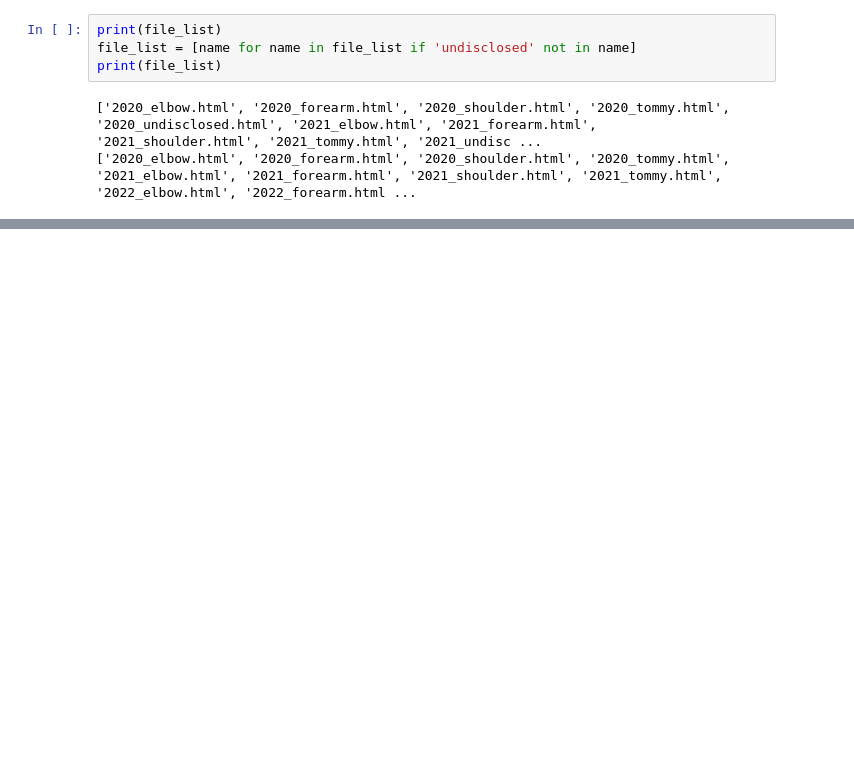
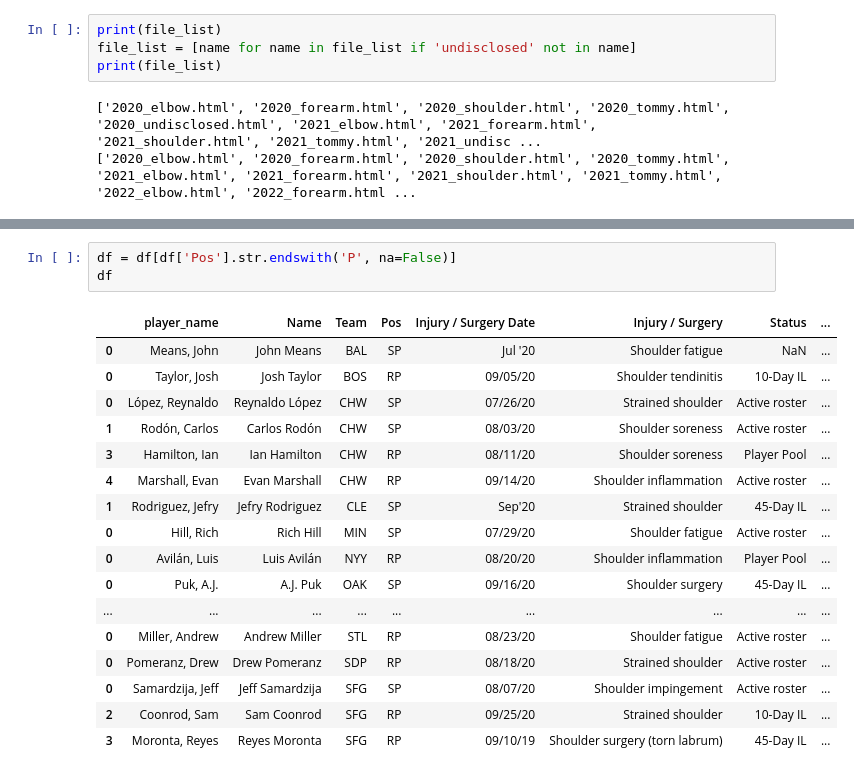
Before and after one commit to lbench/baseball, a Jupyter notebook: fangraphs_html_exploration.ipynb, the cells around one changed output, grey strips where cells are left out. Saved outputs shown, nothing was run; the diff lists cells and outputs as text; blank space fills up the shorter version.

```diff
--- a/fangraphs_html_exploration.ipynb
+++ b/fangraphs_html_exploration.ipynb
@@ -131,0 +153,21 @@ df
+# %%
+df = df[df['Pos'].str.endswith('P', na=False)]
+df
+# %% [output]
+|  | player_name | Name | Team | Pos | Injury / Surgery Date | Injury / Surgery | Status | ... |
+| 0 | Means, John | John Means | BAL | SP | Jul '20 | Shoulder fatigue | NaN | ... |
+| 0 | Taylor, Josh | Josh Taylor | BOS | RP | 09/05/20 | Shoulder tendinitis | 10-Day IL | ... |
+| 0 | López, Reynaldo | Reynaldo López | CHW | SP | 07/26/20 | Strained shoulder | Active roster | ... |
+| 1 | Rodón, Carlos | Carlos Rodón | CHW | SP | 08/03/20 | Shoulder soreness | Active roster | ... |
+| 3 | Hamilton, Ian | Ian Hamilton | CHW | RP | 08/11/20 | Shoulder soreness | Player Pool | ... |
+| 4 | Marshall, Evan | Evan Marshall | CHW | RP | 09/14/20 | Shoulder inflammation | Active roster | ... |
+| 1 | Rodriguez, Jefry | Jefry Rodriguez | CLE | SP | Sep'20 | Strained shoulder | 45-Day IL | ... |
+| 0 | Hill, Rich | Rich Hill | MIN | SP | 07/29/20 | Shoulder fatigue | Active roster | ... |
+| 0 | Avilán, Luis | Luis Avilán | NYY | RP | 08/20/20 | Shoulder inflammation | Player Pool | ... |
+| 0 | Puk, A.J. | A.J. Puk | OAK | SP | 09/16/20 | Shoulder surgery | 45-Day IL | ... |
+| ... | ... | ... | ... | ... | ... | ... | ... | ... |
+| 0 | Miller, Andrew | Andrew Miller | STL | RP | 08/23/20 | Shoulder fatigue | Active roster | ... |
+| 0 | Pomeranz, Drew | Drew Pomeranz | SDP | RP | 08/18/20 | Strained shoulder | Active roster | ... |
+| 0 | Samardzija, Jeff | Jeff Samardzija | SFG | SP | 08/07/20 | Shoulder impingement | Active roster | ... |
+| 2 | Coonrod, Sam | Sam Coonrod | SFG | RP | 09/25/20 | Strained shoulder | 10-Day IL | ... |
+| 3 | Moronta, Reyes | Reyes Moronta | SFG | RP | 09/10/19 | Shoulder surgery (torn labrum) | 45-Day IL | ... |
```
Also changed, not shown: parts of 8 cells of this notebook, 1 other file.
